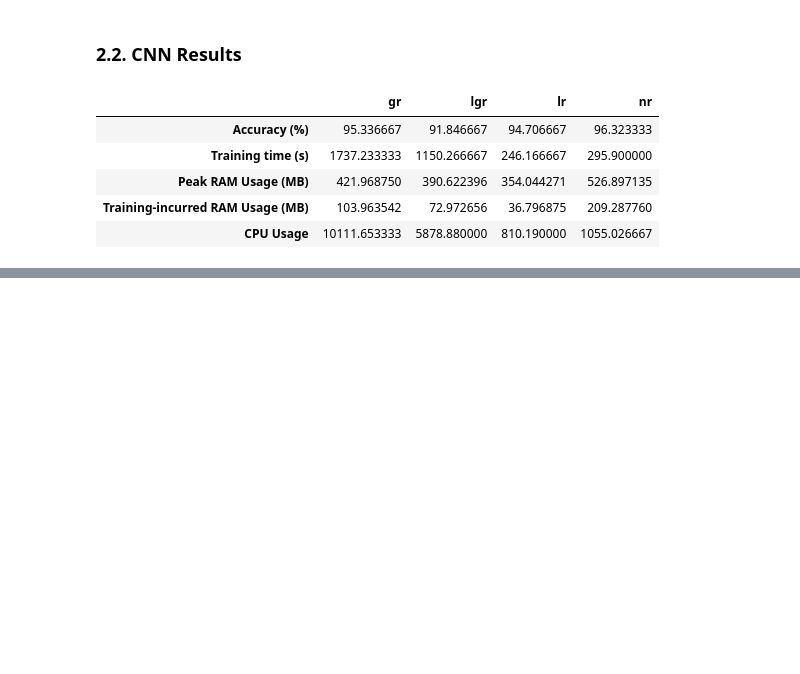
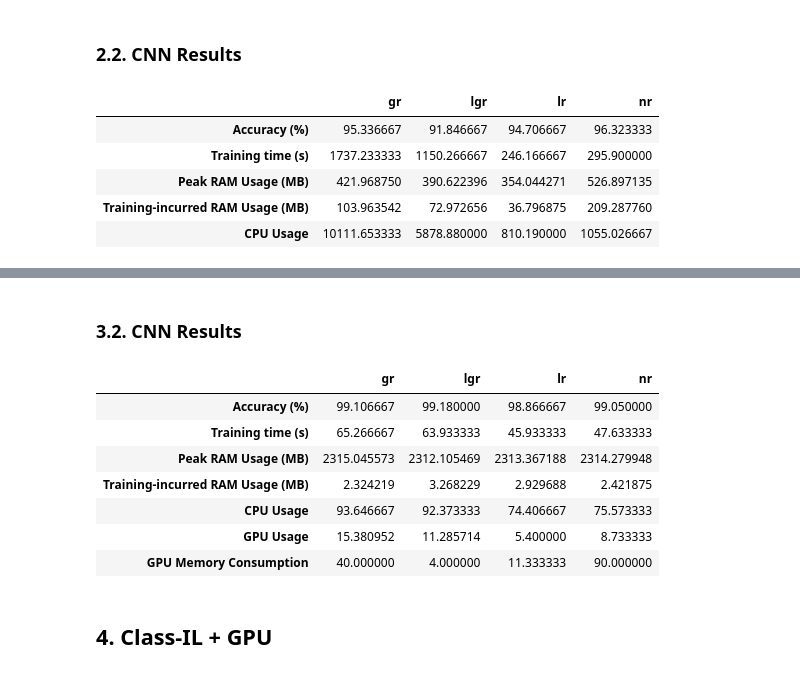
Before and after one commit to samuilstoychev/research_project, a Jupyter notebook: analysis/MNISTResults.ipynb, the cells around one changed output, grey strips where cells are left out. Saved outputs shown, nothing was run; the diff lists cells and outputs as text; code cells hidden in the pictures; blank space fills up the shorter version.

```diff
--- a/analysis/MNISTResults.ipynb
+++ b/analysis/MNISTResults.ipynb
@@ -133,0 +207,21 @@ pd.DataFrame(cnn_metrics, index=['Accuracy (%)',
+# %% [markdown]
+### 3.2. CNN Results
+# %%
+pd.DataFrame(cnn_metrics, index=['Accuracy (%)',
+                                 'Training time (s)',
+                                 'Peak RAM Usage (MB)' ,
+                                 'Training-incurred RAM Usage (MB)',
+                                 'CPU Usage',
+                                 'GPU Usage',
+                                 'GPU Memory Consumption'])
+# %% [output]
+|  | gr | lgr | lr | nr |
+| Accuracy (%) | 99.106667 | 99.180000 | 98.866667 | 99.050000 |
+| Training time (s) | 65.266667 | 63.933333 | 45.933333 | 47.633333 |
+| Peak RAM Usage (MB) | 2315.045573 | 2312.105469 | 2313.367188 | 2314.279948 |
+| Training-incurred RAM Usage (MB) | 2.324219 | 3.268229 | 2.929688 | 2.421875 |
+| CPU Usage | 93.646667 | 92.373333 | 74.406667 | 75.573333 |
+| GPU Usage | 15.380952 | 11.285714 | 5.400000 | 8.733333 |
+| GPU Memory Consumption | 40.000000 | 4.000000 | 11.333333 | 90.000000 |
+# %% [markdown]
+## 4. Class-IL + GPU
```
Also changed, not shown: parts of 17 cells of this notebook, 2 other files.
